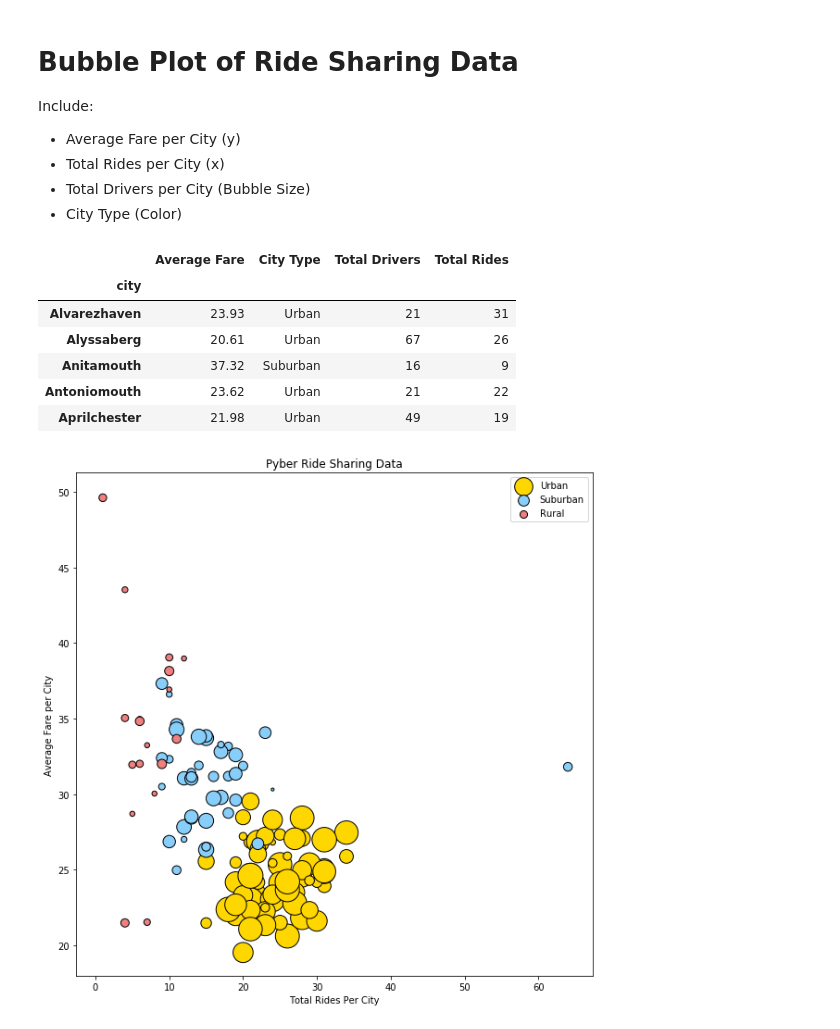
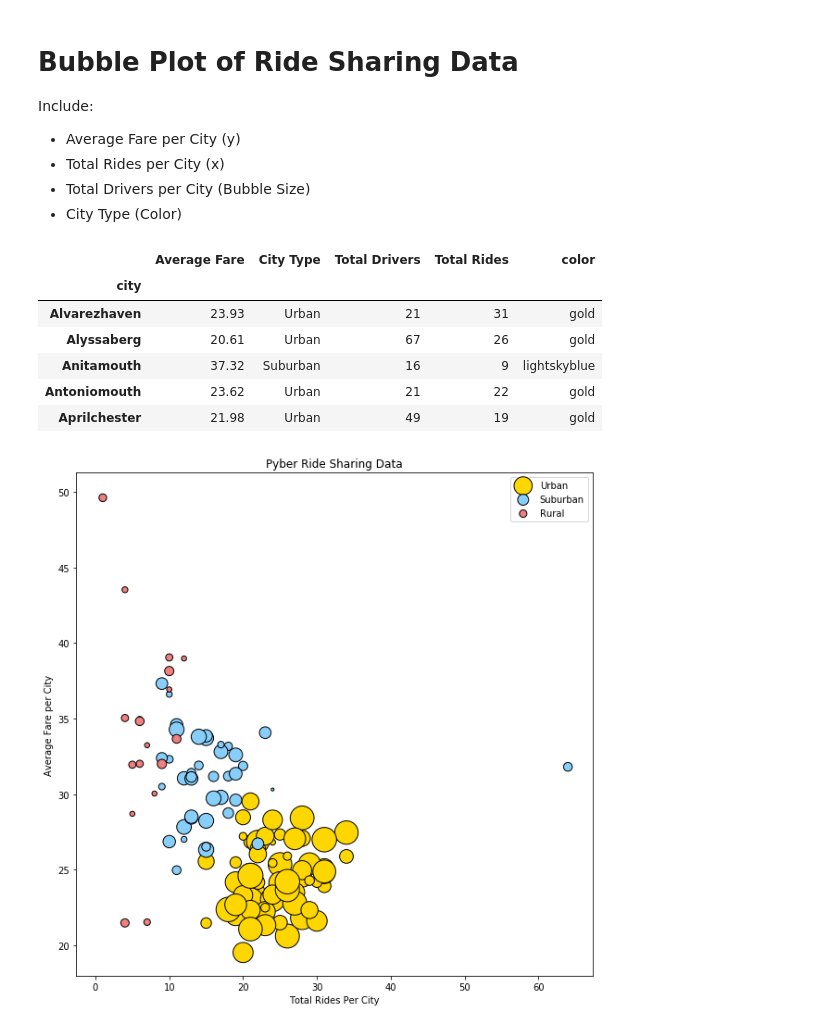
Before and after one commit to avlam/UCB-HW5, a Jupyter notebook: Pyber_avl/Pyber_avl.ipynb, the cells around one changed output. Cells and saved outputs as stored; diff of their text form; code cells hidden in the pictures.

```diff
--- a/Pyber_avl/Pyber_avl.ipynb
+++ b/Pyber_avl/Pyber_avl.ipynb
@@ -57,21 +57,29 @@ Include:
 - Total Drivers per City (Bubble Size)
 - City Type (Color)
 # %%
+city_types = all_data['type'].unique()
+colors = ['gold','lightskyblue','lightcoral']
+# add color assignment
+c_assign = pd.DataFrame({'type' : city_types,
+                        'color' : colors})
+all_data_colored = pd.merge(all_data,c_assign,on='type')
+all_data_colored.head()
 # Create groupby over city
-city_group = all_data.groupby(['city'])
+city_group = all_data_colored.groupby(['city'])
 bubble_data = pd.DataFrame({
     'Average Fare' : round(city_group['fare'].mean(),2),
     'Total Rides' : city_group['ride_id'].count(),
     'Total Drivers' : city_group['driver_count'].mean(), # should all be the same value per city
-    'City Type' : city_group['type'].min() # should be identical per city
+    'City Type' : city_group['type'].min(), # should be identical per city
+    'color' : city_group['color'].min() # should be identical per city
     })
 bubble_data.head()
 # %% [output]
-|  | Average Fare | City Type | Total Drivers | Total Rides |
-| city |  |  |  |  |
-| Alvarezhaven | 23.93 | Urban | 21 | 31 |
-| Alyssaberg | 20.61 | Urban | 67 | 26 |
-| Anitamouth | 37.32 | Suburban | 16 | 9 |
-| Antoniomouth | 23.62 | Urban | 21 | 22 |
-| Aprilchester | 21.98 | Urban | 49 | 19 |
+|  | Average Fare | City Type | Total Drivers | Total Rides | color |
+| city |  |  |  |  |  |
+| Alvarezhaven | 23.93 | Urban | 21 | 31 | gold |
+| Alyssaberg | 20.61 | Urban | 67 | 26 | gold |
+| Anitamouth | 37.32 | Suburban | 16 | 9 | lightskyblue |
+| Antoniomouth | 23.62 | Urban | 21 | 22 | gold |
+| Aprilchester | 21.98 | Urban | 49 | 19 | gold |
 # %%
```
Also changed, not shown: parts of 4 cells of this notebook, 1 other file.
